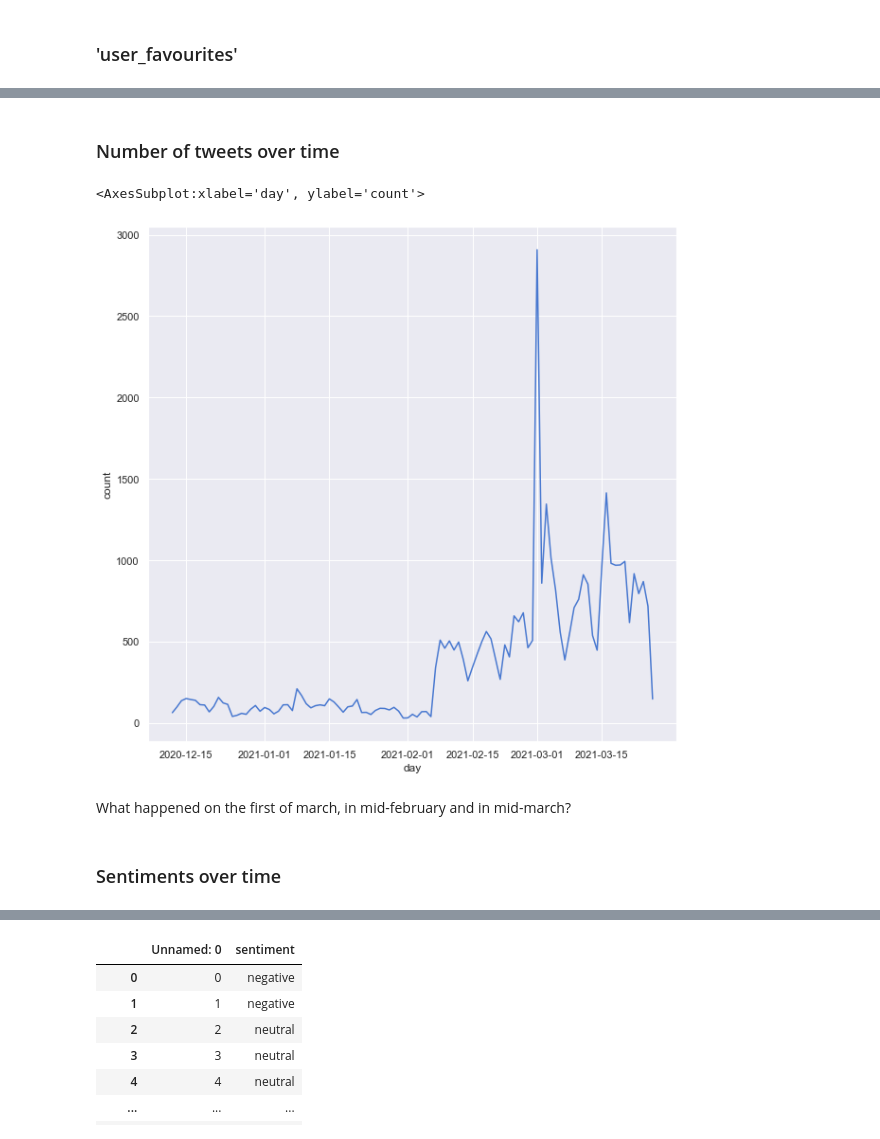
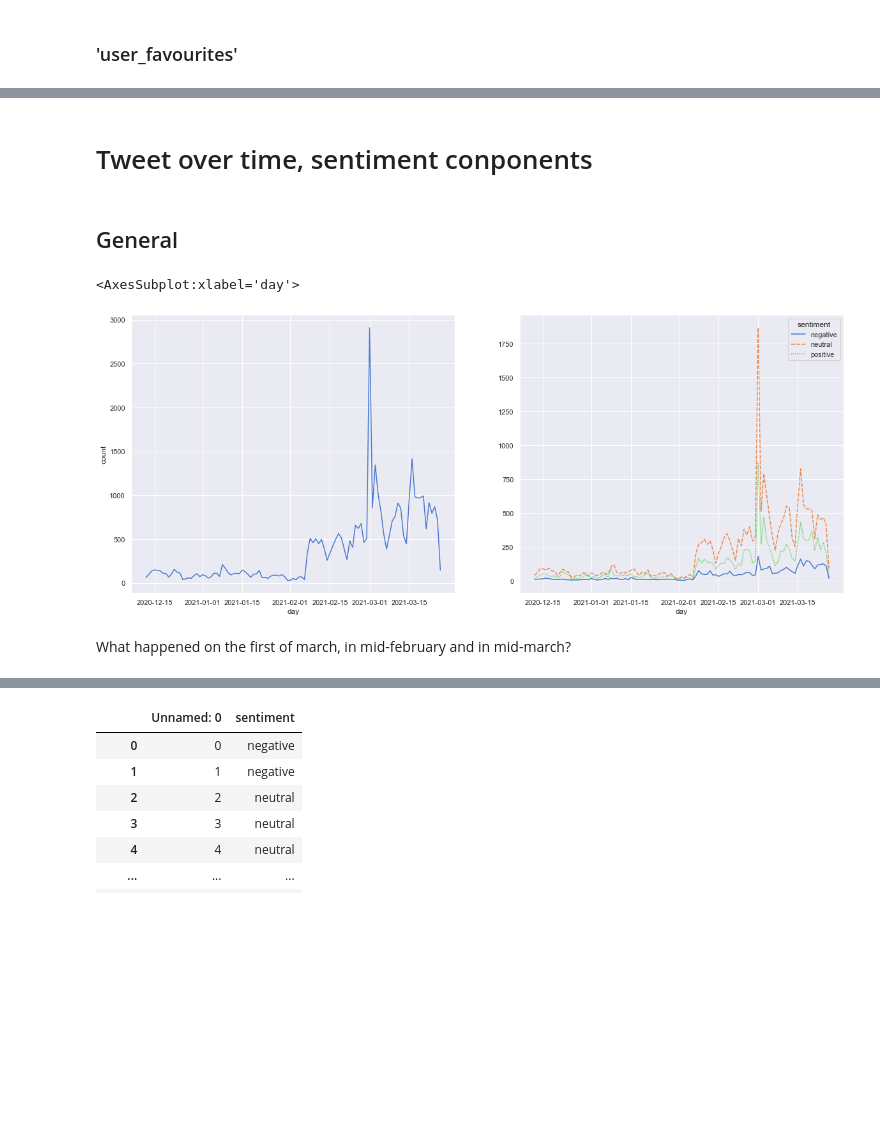
Before and after one commit to BiBa-01/Capstone_Covid, a Jupyter notebook: TweetsEDA.ipynb, the cells around one changed output, grey strips where cells are left out. Drawn from its saved outputs; the diff is of its cells as text; code cells hidden in the pictures; blank space fills up the shorter version.

```diff
--- a/TweetsEDA.ipynb
+++ b/TweetsEDA.ipynb
@@ -757,14 +747,5 @@ df_tweety.text = df_tweety.text.apply(lambda x:' '.join([word for word in x.spli
 # %%
-#tokenize
-#df_tweety.text = df_tweety.text.apply(lambda x: ' '.join([word_tokenize(word) for word in x.split() ]))
+df_tweety.text = df_tweety.text.apply(lambda x: clean_tweet_vader(x))
-# %%
-# stemming
-stemmer = PorterStemmer()
-df_tweety.text = df_tweety.text.apply(lambda x: ' '.join([stemmer.stem(word) for word in x.split() ]))
-# %%
-# lemmazation
-lemmatizer = WordNetLemmatizer()
-df_tweety.text = df_tweety.text.apply(lambda x: ' '.join([lemmatizer.lemmatize(word) for word in x.split() ]))
 # %% [markdown]
 Try to turn abbreviations into regular strings
 # %%
@@ -852,0 +900,10 @@ df_merge
+# %%
+# TextBlob - Python library for processing textual data
+from textblob import TextBlob
+
+# Matplotlib - plotting library to create graphs and charts
+import matplotlib.pyplot as plt
+
+# Settings for Matplotlib graphs and charts
+from pylab import rcParams
+rcParams['figure.figsize'] = 12, 8
@@ -992,18 +1112,26 @@ sns.barplot(x='user_favourites', y='user_name',  hue='sentiment', orient='h', da
 # %%
 #df_tweety = pd.concat([df_tweety, pd.get_dummies(df_tweety['sentiment'], drop_first=False)], axis=1)
 # %% [markdown]
-### Number of tweets over time
+# Tweet over time, sentiment conponents
+# %% [markdown]
+## General
 # %%
 over_days = df_tweety.groupby(['day'])['index'].count().reset_index()
 over_days.columns = ['day', 'count']
 
-f, ax = plt.subplots(1,1, figsize=(10, 10))
+tweety_wide = pd.pivot_table(df_tweety, index='day', columns='sentiment', values='index', aggfunc=pd.Series.nunique)
+
+plt.figure(figsize = (20, 8))
+plt.subplot(1, 2, 1)
+
+plt.subplot(1, 2, 1)
 sns.lineplot(x="day", y="count",
              data=over_days)
+
+plt.subplot(1, 2, 2)
+sns.lineplot(data=tweety_wide)
 # %% [output]
-<AxesSubplot:xlabel='day', ylabel='count'>
+<AxesSubplot:xlabel='day'>
-[figure, old version]
+[figure, new version]
 # %% [markdown]
 What happened on the first of march, in mid-february and in mid-march?
-# %% [markdown]
-### Sentiments over time
```
Also changed, not shown: parts of 87 cells of this notebook, 3 other files.
